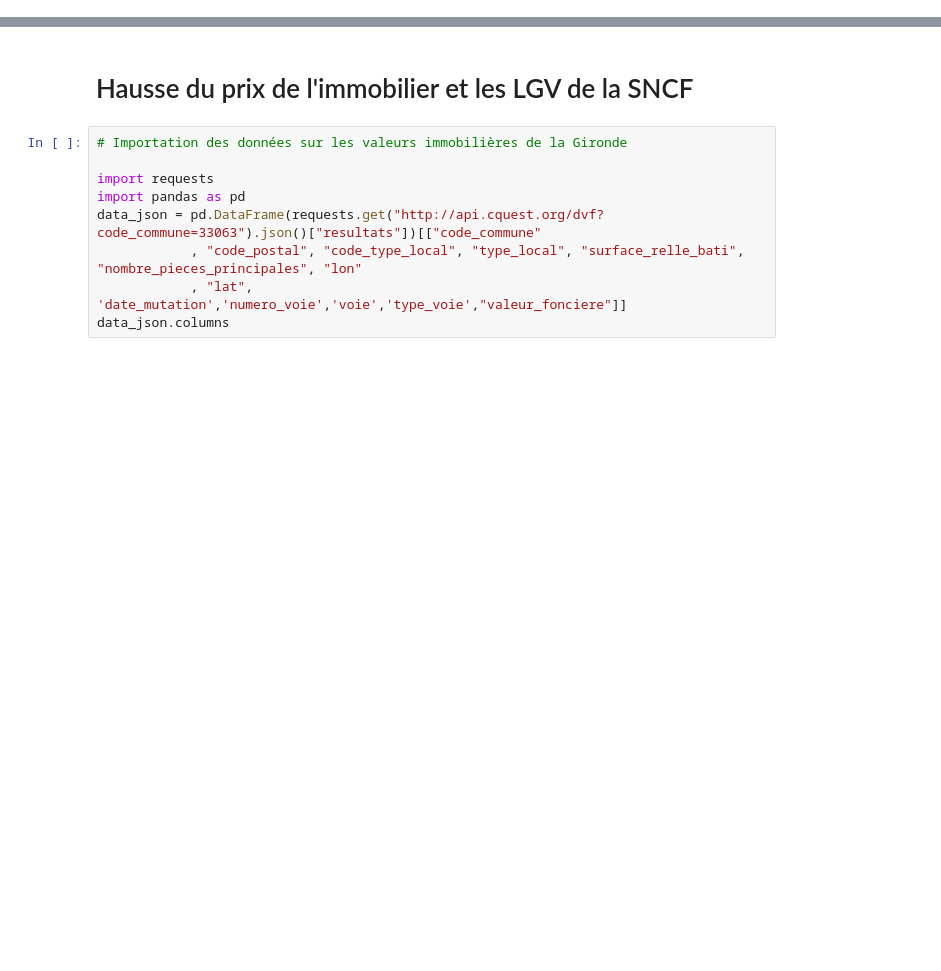
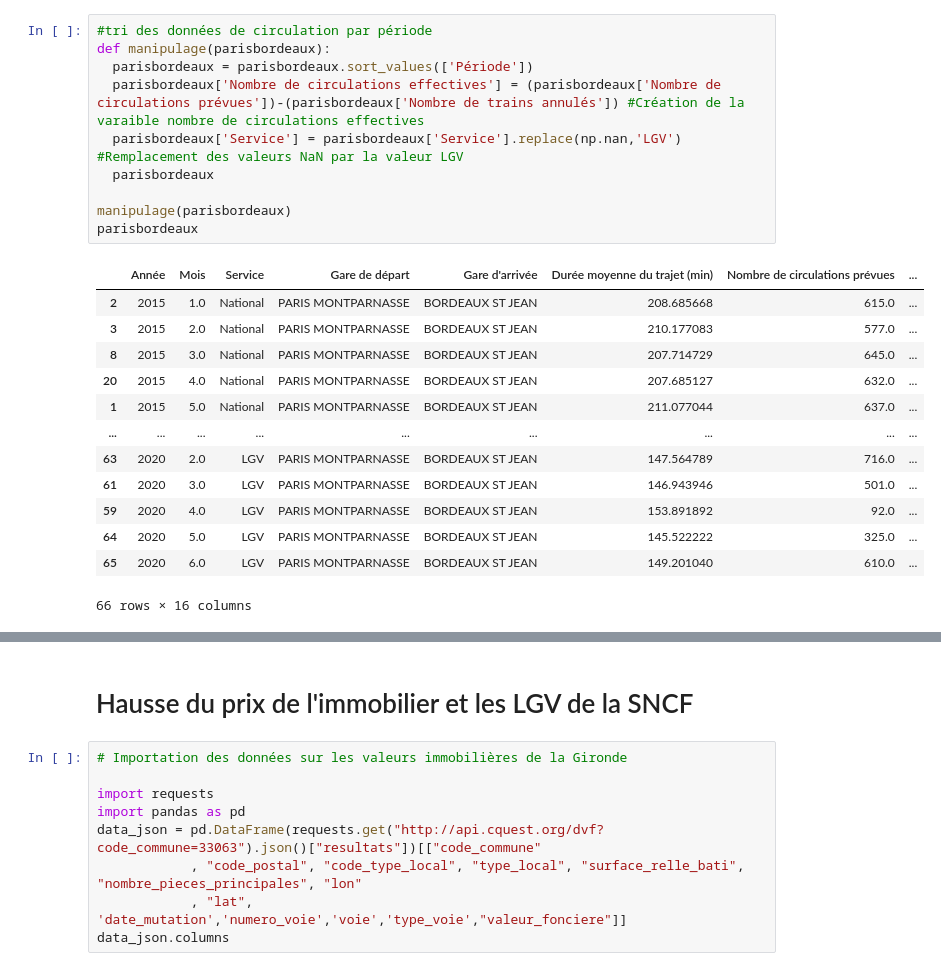
Before and after one commit to mdlbm/SNCF-Immobilier, a Jupyter notebook: Projet.ipynb, the cells around one changed output, grey strips where cells are left out. Cells and saved outputs as stored; diff of their text form; blank space fills up the shorter version.

```diff
--- a/Projet.ipynb
+++ b/Projet.ipynb
@@ -0,0 +10,24 @@
+# %%
+#tri des données de circulation par période
+def manipulage(parisbordeaux):
+  parisbordeaux = parisbordeaux.sort_values(['Période'])
+  parisbordeaux['Nombre de circulations effectives'] = (parisbordeaux['Nombre de circulations prévues'])-(parisbordeaux['Nombre de trains annulés']) #Création de la varaible nombre de circulations effectives
+  parisbordeaux['Service'] = parisbordeaux['Service'].replace(np.nan,'LGV') #Remplacement des valeurs NaN par la valeur LGV
+  parisbordeaux
+
+manipulage(parisbordeaux)
+parisbordeaux
+# %% [output]
+|  | Année | Mois | Service | Gare de départ | Gare d'arrivée | Durée moyenne du trajet (min) | Nombre de circulations prévues | ... |
+| 2 | 2015 | 1.0 | National | PARIS MONTPARNASSE | BORDEAUX ST JEAN | 208.685668 | 615.0 | ... |
+| 3 | 2015 | 2.0 | National | PARIS MONTPARNASSE | BORDEAUX ST JEAN | 210.177083 | 577.0 | ... |
+| 8 | 2015 | 3.0 | National | PARIS MONTPARNASSE | BORDEAUX ST JEAN | 207.714729 | 645.0 | ... |
+| 20 | 2015 | 4.0 | National | PARIS MONTPARNASSE | BORDEAUX ST JEAN | 207.685127 | 632.0 | ... |
+| 1 | 2015 | 5.0 | National | PARIS MONTPARNASSE | BORDEAUX ST JEAN | 211.077044 | 637.0 | ... |
+| ... | ... | ... | ... | ... | ... | ... | ... | ... |
+| 63 | 2020 | 2.0 | LGV | PARIS MONTPARNASSE | BORDEAUX ST JEAN | 147.564789 | 716.0 | ... |
+| 61 | 2020 | 3.0 | LGV | PARIS MONTPARNASSE | BORDEAUX ST JEAN | 146.943946 | 501.0 | ... |
+| 59 | 2020 | 4.0 | LGV | PARIS MONTPARNASSE | BORDEAUX ST JEAN | 153.891892 | 92.0 | ... |
+| 64 | 2020 | 5.0 | LGV | PARIS MONTPARNASSE | BORDEAUX ST JEAN | 145.522222 | 325.0 | ... |
+| 65 | 2020 | 6.0 | LGV | PARIS MONTPARNASSE | BORDEAUX ST JEAN | 149.201040 | 610.0 | ... |
+66 rows × 16 columns
```
Also changed, not shown: parts of 7 cells of this notebook.
